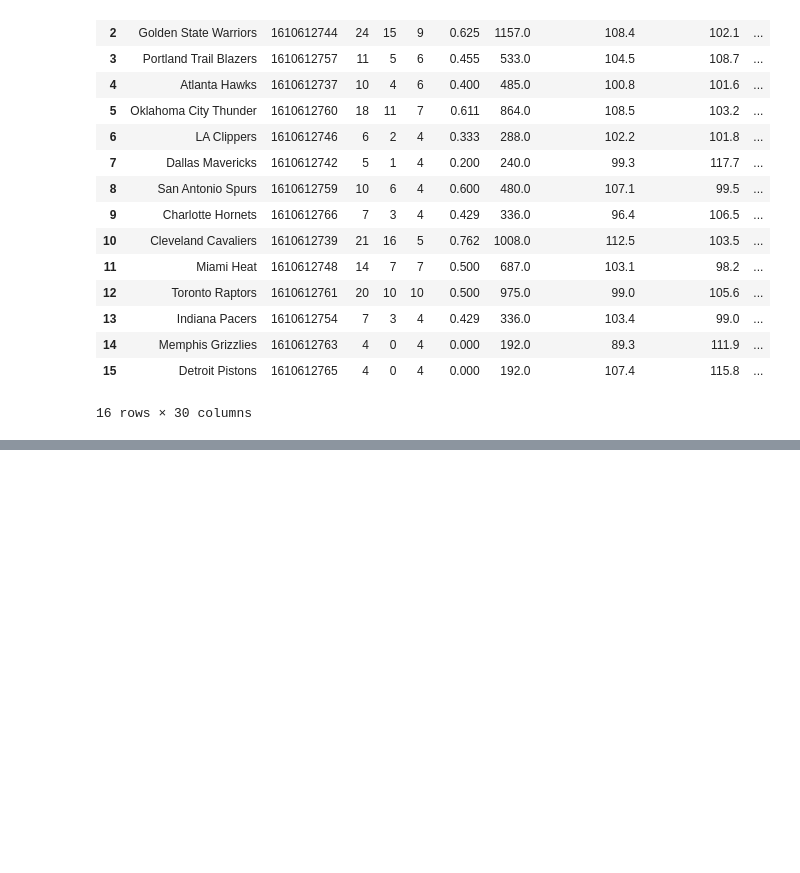
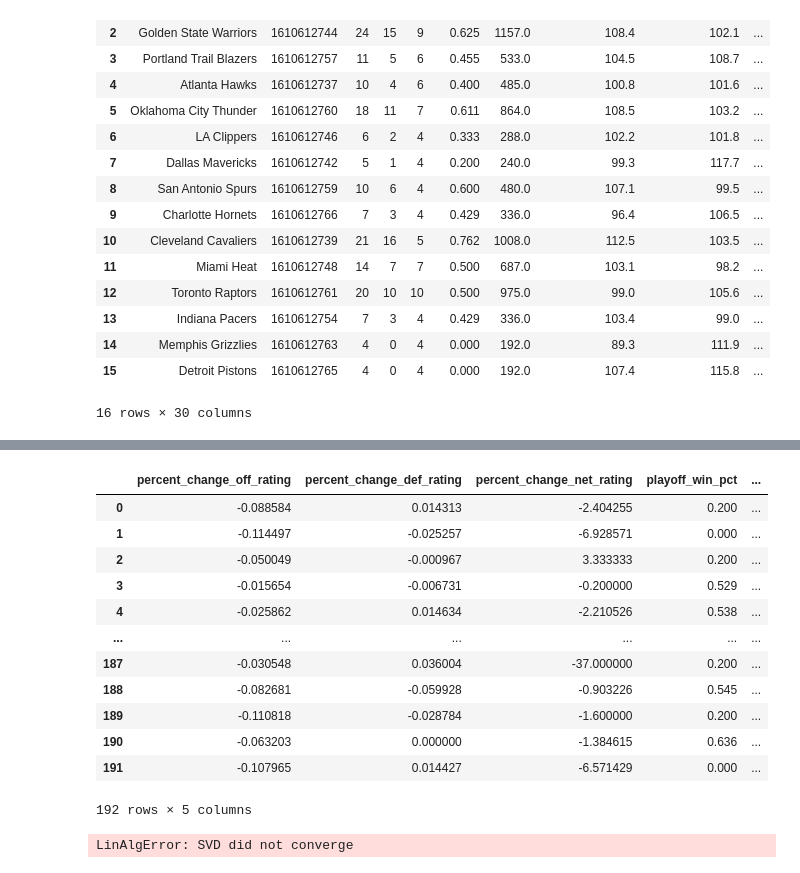
Before and after one commit to nehal-chigurupati/PlayoffReadiness, a Jupyter notebook: main.ipynb, the cells around one changed output, grey strips where cells are left out. Drawn from its saved outputs; the diff is of its cells as text; code cells hidden in the pictures; blank space fills up the shorter version.

```diff
--- a/main.ipynb
+++ b/main.ipynb
@@ -71,0 +106,29 @@ playoff_data.to_csv("playoff_data.csv")
+# %%
+percent_change_off_rating = []
+percent_change_def_rating = []
+percent_change_net_rating = []
+playoff_win_pct = []
+playoff_games_played = []
+# %%
+for index, row in playoff_data.iterrows():
+  team_reg_season = reg_season_data[reg_season_data["TEAM_ID"] == row["TEAM_ID"]]
+  team_reg_season = team_reg_season[team_reg_season["SEASON"] == row["SEASON"]]
+
+  if len(team_reg_season) > 0:
+    percent_change_off_rating.append((row["E_OFF_RATING"] - team_reg_season["E_OFF_RATING"].values[0]) / team_reg_season["E_OFF_RATING"].values[0])
+    percent_change_def_rating.append((row["E_DEF_RATING"] - team_reg_season["E_DEF_RATING"].values[0]) / team_reg_season["E_DEF_RATING"].values[0])
+    percent_change_net_rating.append((row["E_NET_RATING"] - team_reg_season["E_NET_RATING"].values[0]) / team_reg_season["E_NET_RATING"].values[0])
+    playoff_win_pct.append(row["W_PCT"])
+    playoff_games_played.append(row["GP"])
+# %%
+training_data = {
+    "percent_change_off_rating": percent_change_off_rating,
+    "percent_change_def_rating": percent_change_def_rating,
+    "percent_change_net_rating": percent_change_net_rating,
+    "playoff_win_pct": playoff_win_pct,
+    "playoff_games_played": playoff_games_played
+}
+
+training_data = pd.DataFrame(training_data)
+# %%
+training_data.dropna(inplace=True)
@@ -71,0 +238,26 @@ playoff_data.to_csv("playoff_data.csv")
+# %%
+training_data
+# %% [output]
+|  | percent_change_off_rating | percent_change_def_rating | percent_change_net_rating | playoff_win_pct | ... |
+| 0 | -0.088584 | 0.014313 | -2.404255 | 0.200 | ... |
+| 1 | -0.114497 | -0.025257 | -6.928571 | 0.000 | ... |
+| 2 | -0.050049 | -0.000967 | 3.333333 | 0.200 | ... |
+| 3 | -0.015654 | -0.006731 | -0.200000 | 0.529 | ... |
+| 4 | -0.025862 | 0.014634 | -2.210526 | 0.538 | ... |
+| ... | ... | ... | ... | ... | ... |
+| 187 | -0.030548 | 0.036004 | -37.000000 | 0.200 | ... |
+| 188 | -0.082681 | -0.059928 | -0.903226 | 0.545 | ... |
+| 189 | -0.110818 | -0.028784 | -1.600000 | 0.200 | ... |
+| 190 | -0.063203 | 0.000000 | -1.384615 | 0.636 | ... |
+| 191 | -0.107965 | 0.014427 | -6.571429 | 0.000 | ... |
+192 rows × 5 columns
+# %%
+#Percent change in net rating and playoff win percent
+X = training_data["percent_change_net_rating"]
+y = training_data["playoff_games_played"]
+
+model = sm.OLS(y, sm.add_constant(X)).fit()
+
+print(model.summary())
+# %% [output]
+LinAlgError: SVD did not converge
```
Also changed, not shown: parts of 8 cells of this notebook.
